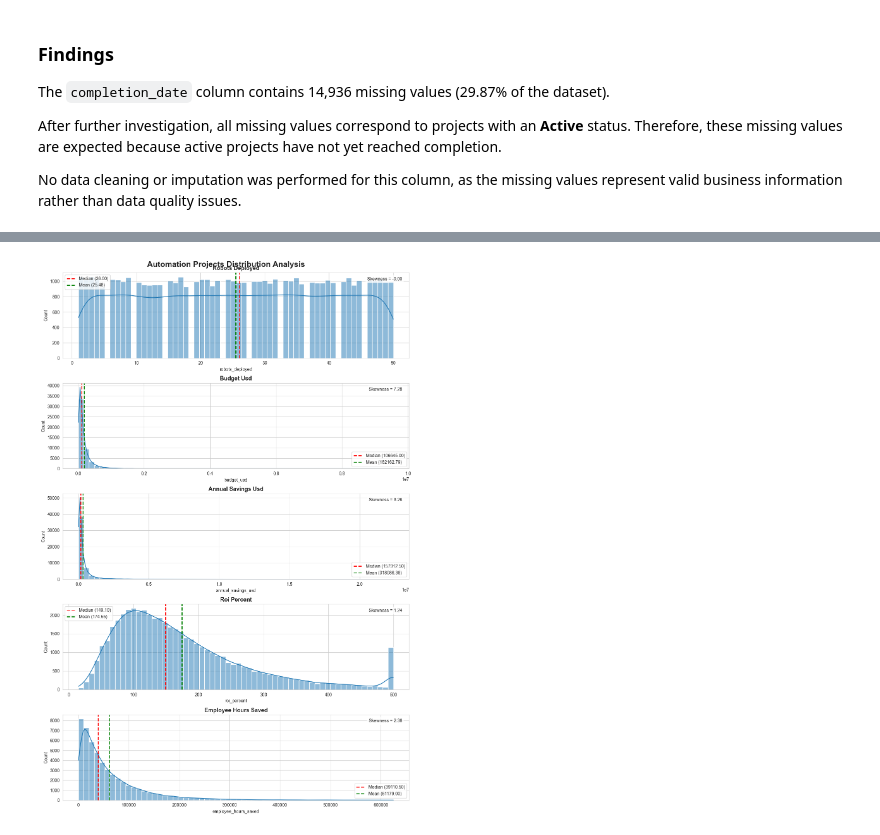
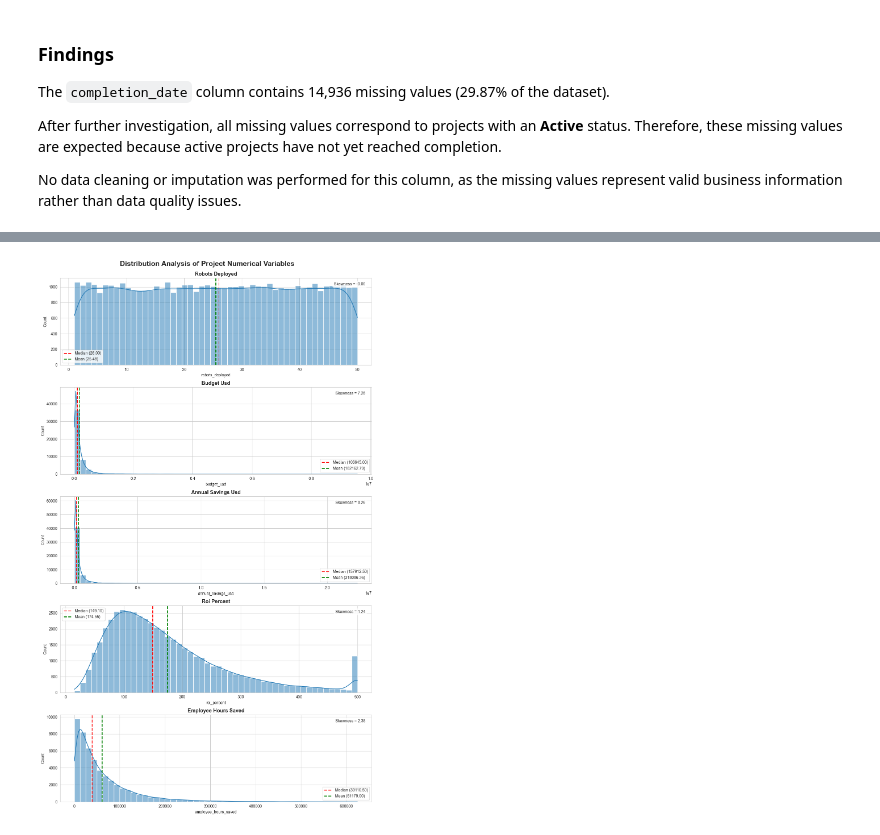
Before and after one commit to fathirrizkifadillah/Worldwide-Robotic-Process-Automation-Database-2026, a Jupyter notebook: main.ipynb, the cells around one changed output, grey strips where cells are left out. Drawn from its saved outputs; the diff is of its cells as text; code cells hidden in the pictures.

```diff
--- a/main.ipynb
+++ b/main.ipynb
@@ -591,17 +591,17 @@ software_outlier
 | 3 | success_rate_percent | 200000 | 88.90 | 90.32 | 60.00 | 99.99 | 72.62 | 108.06 | 11823 | ... |
 # %%
 target_columns = [
-    "robots_deployed",
-    "budget_usd",
-    "annual_savings_usd",
-    "roi_percent",
-    "employee_hours_saved"
+    'robots_deployed',
+    'budget_usd',
+    'annual_savings_usd',
+    'roi_percent',
+    'employee_hours_saved'
 ]
 
 fig, axes = plt.subplots(
-    nrows=len(target_columns),
+    nrows=5,
     ncols=1,
-    figsize=(12, 18)
+    figsize=(12, 20)
 )
 
 axes = axes.flatten()
@@ -615,7 +615,7 @@ for ax, col in zip(axes, target_columns):
     sns.histplot(
         data=auto_projects,
         x=col,
-        bins=60,
+        bins=50,
         kde=True,
         ax=ax
     )
@@ -637,47 +637,57 @@ for ax, col in zip(axes, target_columns):
     )
 
     ax.set_title(
-        col.replace("_"," ").title(),
+        f'{col.replace("_", " ").title()}',
         fontsize=13,
         fontweight='bold'
     )
+
+    ax.set_xlabel(col)
+    ax.set_ylabel('Count')
 
     ax.text(
         0.98,
         0.95,
         f'Skewness = {skew_val:.2f}',
         transform=ax.transAxes,
         ha='right',
         va='top',
+        fontsize=10,
         bbox=dict(
             boxstyle='round',
             facecolor='white',
-            alpha=.8
+            alpha=0.8
         )
     )
 
     ax.legend()
 
 plt.tight_layout()
 
 fig.suptitle(
-    "Automation Projects Distribution Analysis",
+    'Distribution Analysis of Project Numerical Variables',
     fontsize=18,
     fontweight='bold'
 )
 
-fig.subplots_adjust(top=.96)
+fig.subplots_adjust(top=0.95)
 
-os.makedirs("img", exist_ok=True)
+os.makedirs('img', exist_ok=True)
+
+filepath = os.path.join(
+    'img',
+    'Distribution Analysis of Automation Project Numerical Variables.png'
+)
 
 plt.savefig(
-    "img/automation_projects_distribution.png",
+    filepath,
     dpi=300,
-    bbox_inches="tight"
+    bbox_inches='tight',
+    facecolor='white'
 )
 
 plt.show()
 # %% [output]
-[figure, old version]
+[figure, new version]
 # %%
 target_columns = [
```
Also changed, not shown: parts of 2 cells of this notebook, 3 other files.
